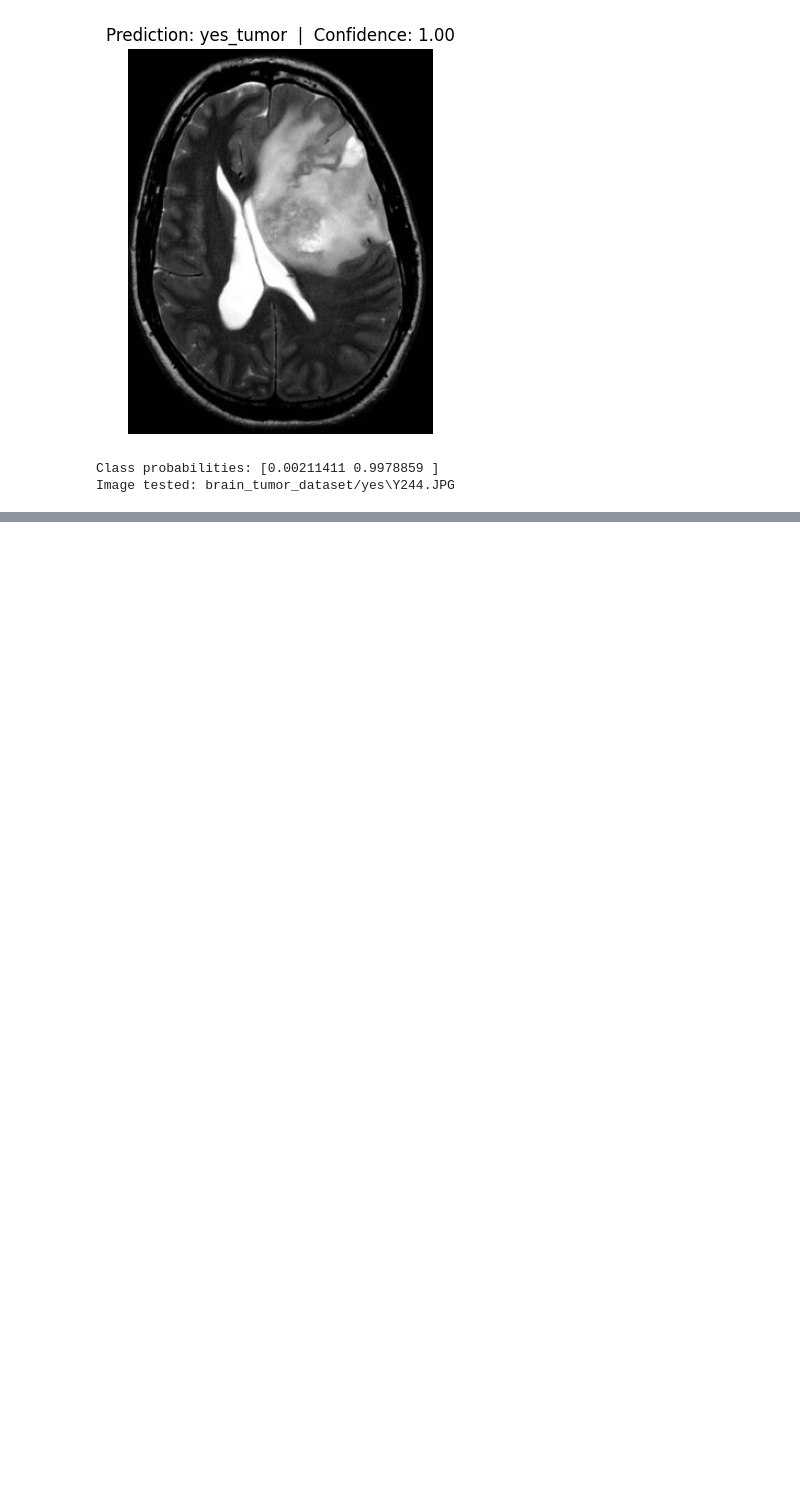
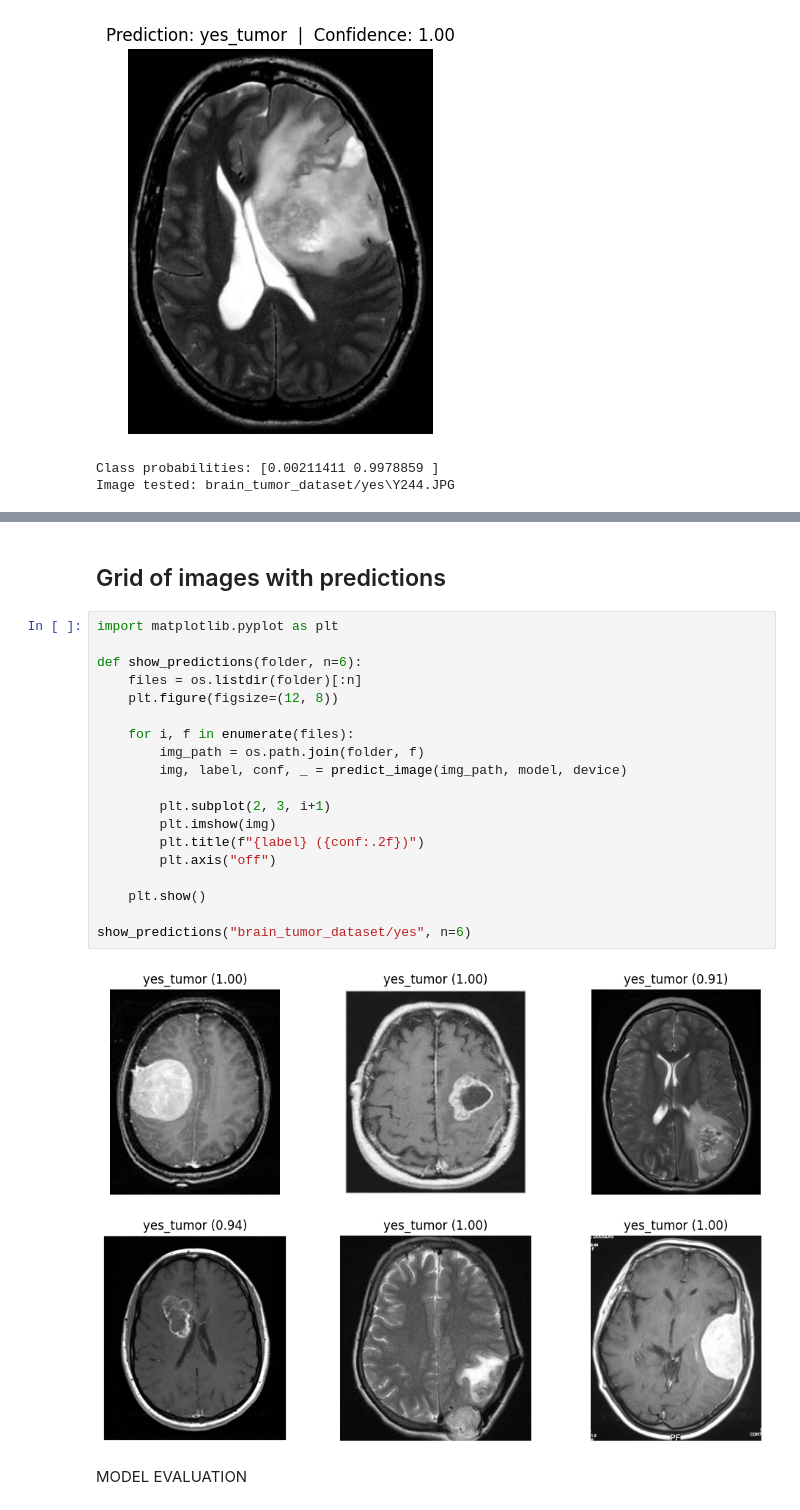
Before and after one commit to anurag815311/BrainTumorClassfication, a Jupyter notebook: MRI_BRTU_DETECTOR.ipynb, the cells around one changed output, grey strips where cells are left out. Drawn from its saved outputs; the diff is of its cells as text; blank space fills up the shorter version.

Commit message:
Model evaluation and Testing

```diff
--- a/MRI_BRTU_DETECTOR.ipynb
+++ b/MRI_BRTU_DETECTOR.ipynb
@@ -269,0 +329,25 @@ Image tested: brain_tumor_dataset/yes\Y244.JPG
+# %% [markdown]
+## Grid of images with predictions
+# %%
+import matplotlib.pyplot as plt
+
+def show_predictions(folder, n=6):
+    files = os.listdir(folder)[:n]
+    plt.figure(figsize=(12, 8))
+
+    for i, f in enumerate(files):
+        img_path = os.path.join(folder, f)
+        img, label, conf, _ = predict_image(img_path, model, device)
+
+        plt.subplot(2, 3, i+1)
+        plt.imshow(img)
+        plt.title(f"{label} ({conf:.2f})")
+        plt.axis("off")
+
+    plt.show()
+
+show_predictions("brain_tumor_dataset/yes", n=6)
+# %% [output]
+[figure, added]
+# %% [markdown]
+MODEL EVALUATION
```
Also changed, not shown: parts of 14 cells of this notebook.
